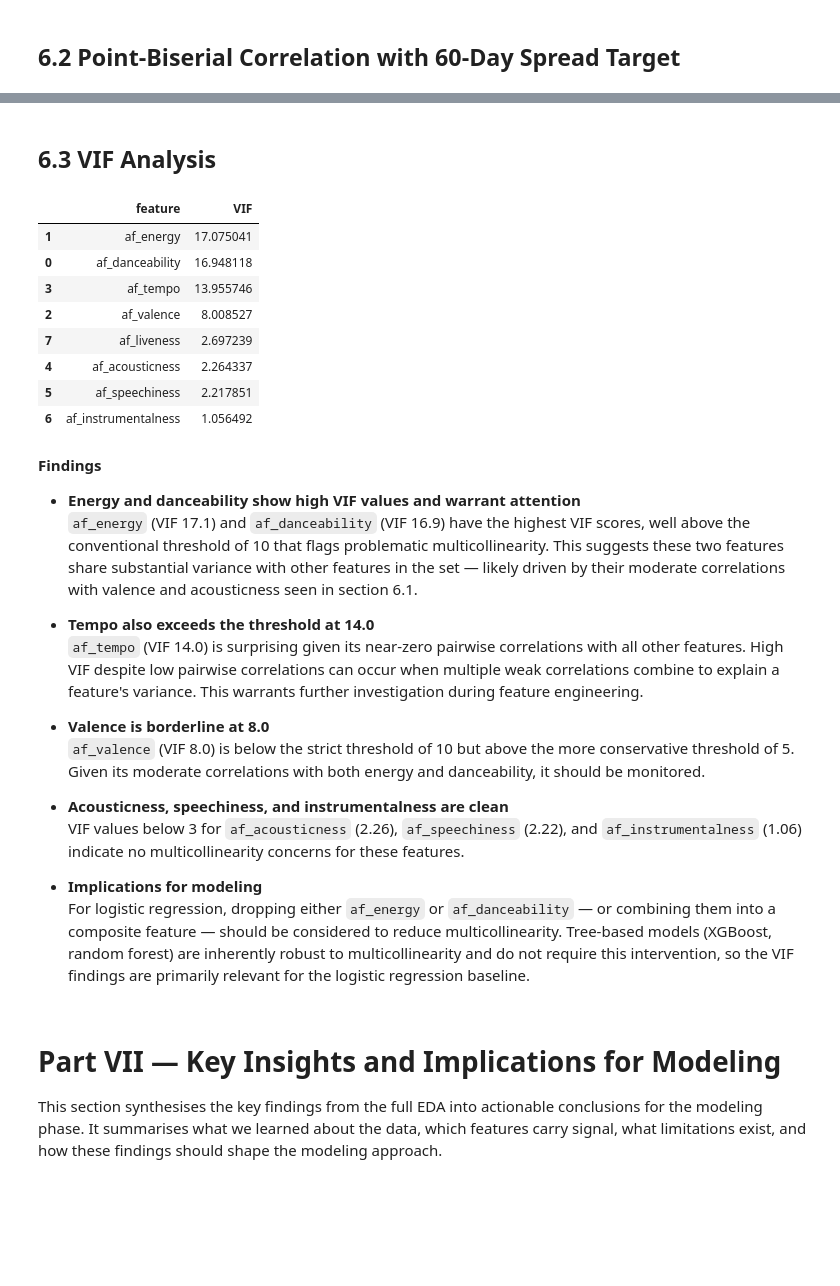
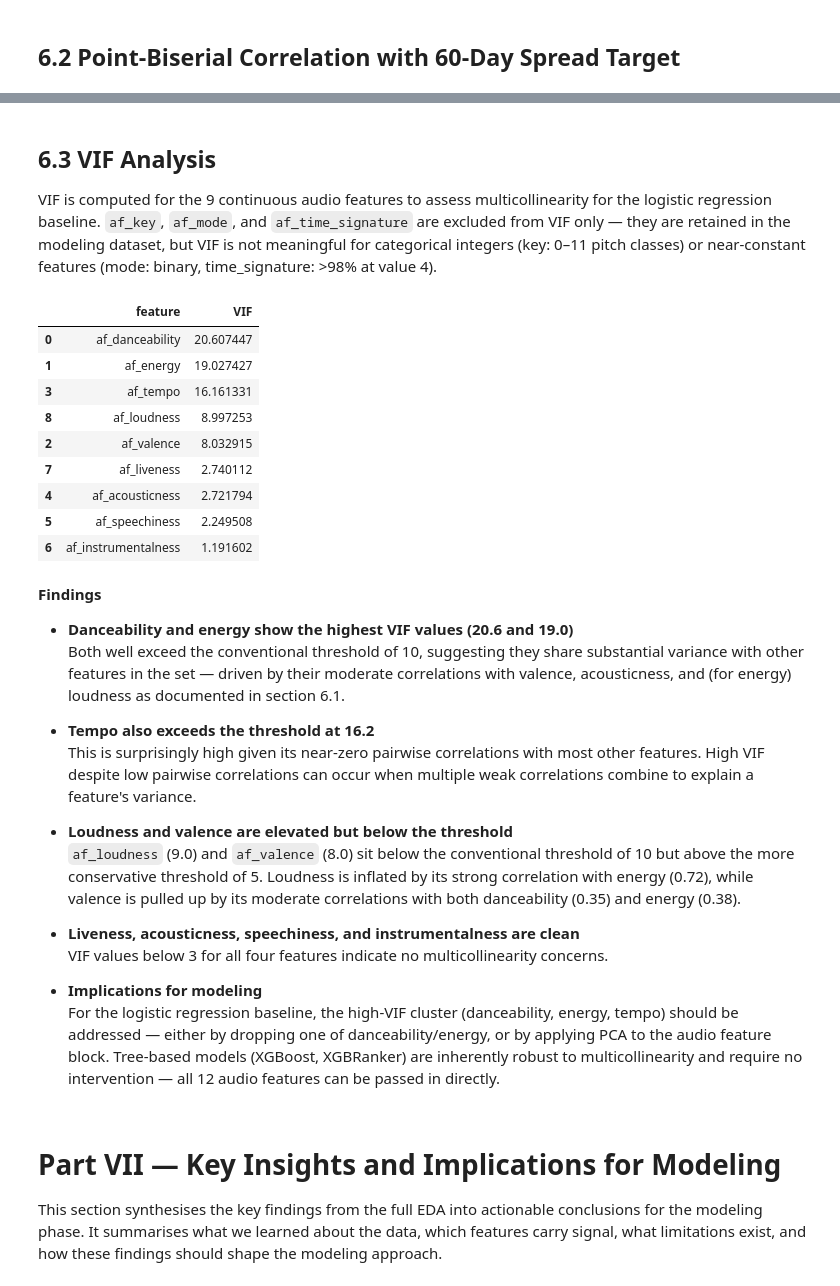
Before and after one commit to mchlkan/ML_Group_AB, a Jupyter notebook: notebooks/02_EDA.ipynb, the cells around one changed output, grey strips where cells are left out. Cells and saved outputs as stored; diff of their text form; code cells hidden in the pictures; blank space fills up the shorter version.

```diff
--- a/notebooks/02_EDA.ipynb
+++ b/notebooks/02_EDA.ipynb
@@ -2478,7 +2566,8 @@ audio_summary_df
 |  | af_danceability | af_energy | af_valence | af_tempo | af_acousticness | af_speechiness | ... |
 | 0 | 0.686441 | 0.645291 | 0.525679 | 121.085674 | 0.256644 | 0.108095 | ... |
 # %%
-# Create a track-level dataset with average audio feature values across all chart entries for each track to analyze how a song's overall audio profile relates to its diffusion patterns, while minimizing the impact of missing audio feature values in specific chart entries
+# Create a track-level dataset with audio feature values for each track.
+# Uses MIN() as a simple dedup — audio features are constant per track.
 
 track_audio_df = q("""
 SELECT
@@ -2490,7 +2579,11 @@ SELECT
     MIN(af_acousticness) AS af_acousticness,
     MIN(af_speechiness) AS af_speechiness,
     MIN(af_instrumentalness) AS af_instrumentalness,
-    MIN(af_liveness) AS af_liveness
+    MIN(af_liveness) AS af_liveness,
+    MIN(af_key) AS af_key,
+    MIN(af_loudness) AS af_loudness,
+    MIN(af_mode) AS af_mode,
+    MIN(af_time_signature) AS af_time_signature
 FROM local_top200
 GROUP BY track_id
 """)
@@ -3919,45 +4080,54 @@ pb_df
 # %% [markdown]
 ## 6.3 VIF Analysis
+
+VIF is computed for the 9 continuous audio features to assess multicollinearity for the logistic regression baseline. `af_key`, `af_mode`, and `af_time_signature` are excluded from VIF only — they are retained in the modeling dataset, but VIF is not meaningful for categorical integers (key: 0–11 pitch classes) or near-constant features (mode: binary, time_signature: >98% at value 4).
 # %%
-# Variance Inflation Factor for planned numeric features
+# Variance Inflation Factor for continuous audio features
 from statsmodels.stats.outliers_influence import variance_inflation_factor
 import numpy as np
 
-vif_df = track_audio_df[feature_cols].dropna()
+vif_features = [
+    'af_danceability', 'af_energy', 'af_valence', 'af_tempo',
+    'af_acousticness', 'af_speechiness', 'af_instrumentalness', 'af_liveness',
+    'af_loudness'
+]
+
+vif_df = track_audio_df[vif_features].dropna()
 
 vif_results = pd.DataFrame({
-    'feature': feature_cols,
-    'VIF': [variance_inflation_factor(vif_df.values, i) for i in range(len(feature_cols))]
+    'feature': vif_features,
+    'VIF': [variance_inflation_factor(vif_df.values, i) for i in range(len(vif_features))]
 }).sort_values('VIF', ascending=False)
 
 vif_results
 # %% [output]
 |  | feature | VIF |
-| 1 | af_energy | 17.075041 |
-| 0 | af_danceability | 16.948118 |
-| 3 | af_tempo | 13.955746 |
-| 2 | af_valence | 8.008527 |
-| 7 | af_liveness | 2.697239 |
-| 4 | af_acousticness | 2.264337 |
-| 5 | af_speechiness | 2.217851 |
-| 6 | af_instrumentalness | 1.056492 |
+| 0 | af_danceability | 20.607447 |
+| 1 | af_energy | 19.027427 |
+| 3 | af_tempo | 16.161331 |
+| 8 | af_loudness | 8.997253 |
+| 2 | af_valence | 8.032915 |
+| 7 | af_liveness | 2.740112 |
+| 4 | af_acousticness | 2.721794 |
+| 5 | af_speechiness | 2.249508 |
+| 6 | af_instrumentalness | 1.191602 |
 # %% [markdown]
 **Findings**
 
-- **Energy and danceability show high VIF values and warrant attention**
-  `af_energy` (VIF 17.1) and `af_danceability` (VIF 16.9) have the highest VIF scores, well above the conventional threshold of 10 that flags problematic multicollinearity. This suggests these two features share substantial variance with other features in the set — likely driven by their moderate correlations with valence and acousticness seen in section 6.1.
+- **Danceability and energy show the highest VIF values (20.6 and 19.0)**
+  Both well exceed the conventional threshold of 10, suggesting they share substantial variance with other features in the set — driven by their moderate correlations with valence, acousticness, and (for energy) loudness as documented in section 6.1.
 
-- **Tempo also exceeds the threshold at 14.0**
-  `af_tempo` (VIF 14.0) is surprising given its near-zero pairwise correlations with all other features. High VIF despite low pairwise correlations can occur when multiple weak correlations combine to explain a feature's variance. This warrants further investigation during feature engineering.
+- **Tempo also exceeds the threshold at 16.2**
+  This is surprisingly high given its near-zero pairwise correlations with most other features. High VIF despite low pairwise correlations can occur when multiple weak correlations combine to explain a feature's variance.
 
-- **Valence is borderline at 8.0**
-  `af_valence` (VIF 8.0) is below the strict threshold of 10 but above the more conservative threshold of 5. Given its moderate correlations with both energy and danceability, it should be monitored.
+- **Loudness and valence are elevated but below the threshold**
+  `af_loudness` (9.0) and `af_valence` (8.0) sit below the conventional threshold of 10 but above the more conservative threshold of 5. Loudness is inflated by its strong correlation with energy (0.72), while valence is pulled up by its moderate correlations with both danceability (0.35) and energy (0.38).
 
-- **Acousticness, speechiness, and instrumentalness are clean**
-  VIF values below 3 for `af_acousticness` (2.26), `af_speechiness` (2.22), and `af_instrumentalness` (1.06) indicate no multicollinearity concerns for these features.
+- **Liveness, acousticness, speechiness, and instrumentalness are clean**
+  VIF values below 3 for all four features indicate no multicollinearity concerns.
 
 - **Implications for modeling**
-  For logistic regression, dropping either `af_energy` or `af_danceability` — or combining them into a composite feature — should be considered to reduce multicollinearity. Tree-based models (XGBoost, random forest) are inherently robust to multicollinearity and do not require this intervention, so the VIF findings are primarily relevant for the logistic regression baseline.
+  For the logistic regression baseline, the high-VIF cluster (danceability, energy, tempo) should be addressed — either by dropping one of danceability/energy, or by applying PCA to the audio feature block. Tree-based models (XGBoost, XGBRanker) are inherently robust to multicollinearity and require no intervention — all 12 audio features can be passed in directly.
 # %% [markdown]
 # Part VII — Key Insights and Implications for Modeling
 
```
Also changed, not shown: parts of 43 cells of this notebook, 1 other file.
